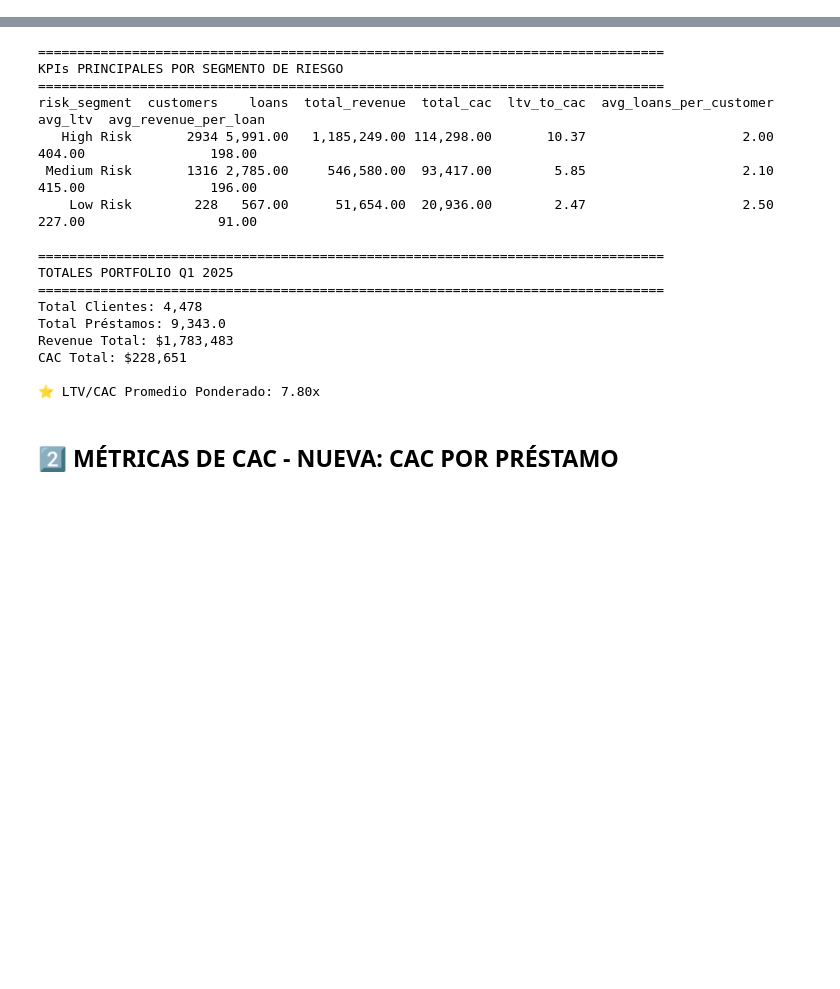
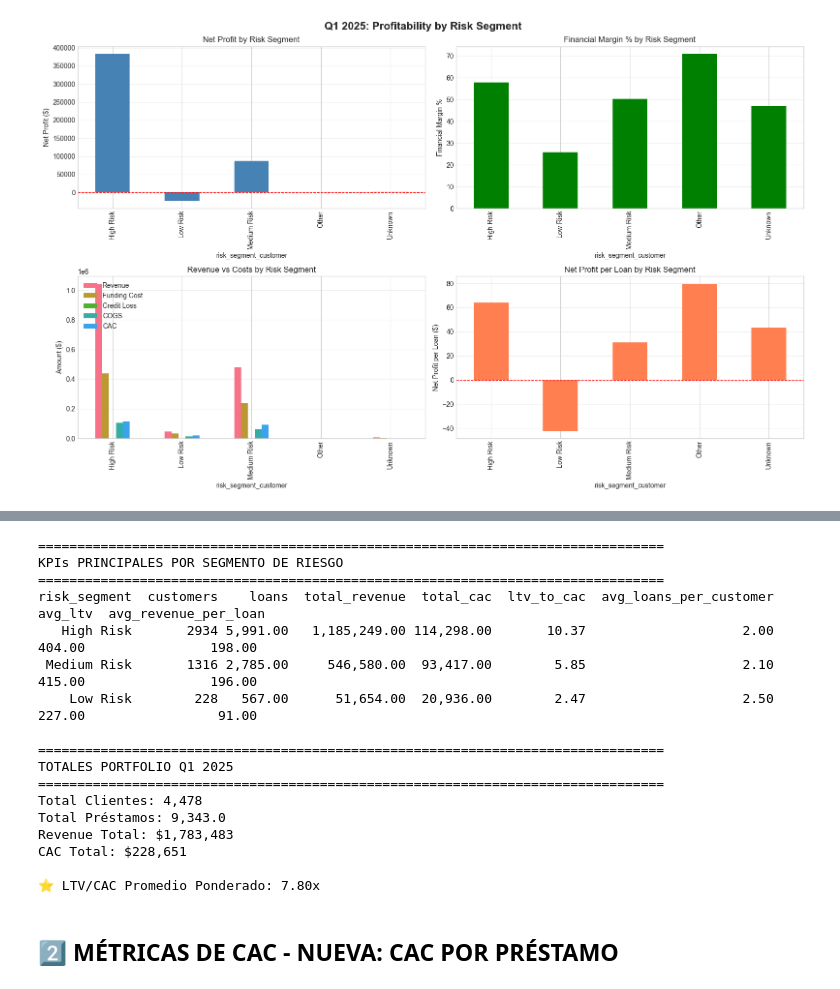
Before and after one commit to mijailnils/kueski-analytics-engineer-mijail, a Jupyter notebook: analisis_adhoc/code/05_analisis_completo_visual.ipynb, the cells around one changed output, grey strips where cells are left out. Drawn from its saved outputs; the diff is of its cells as text; code cells hidden in the pictures; blank space fills up the shorter version.

```diff
--- a/analisis_adhoc/code/05_analisis_completo_visual.ipynb
+++ b/analisis_adhoc/code/05_analisis_completo_visual.ipynb
@@ -42,0 +366,83 @@ print("✅ Conexión a DuckDB establecida")
+# %%
+
+risk_summary = df_loans.groupby('risk_segment_customer').agg({
+    'loan_id': 'count',
+    'user_id': 'nunique',
+    'loan_amount': 'sum',
+    'revenue': 'sum',
+    'funding_cost': 'sum',
+    'credit_loss': 'sum',
+    'financial_margin': 'sum',
+    'cogs': 'sum',
+    'contribution_margin': 'sum',
+    'cac': 'sum',
+    'net_profit': 'sum',
+    'recovery_rate': 'mean'
+}).round(2)
+
+risk_summary.columns = [
+    'Total Loans',
+    'Total Customers',
+    'Total Loan Amount',
+    'Revenue',
+    'Funding Cost',
+    'Credit Loss',
+    'Financial Margin',
+    'COGS',
+    'Contribution Margin',
+    'CAC',
+    'Net Profit',
+    'Avg Recovery Rate'
+]
+
+# Calcular métricas adicionales
+risk_summary['Revenue per Loan'] = risk_summary['Revenue'] / risk_summary['Total Loans']
+risk_summary['Net Profit per Loan'] = risk_summary['Net Profit'] / risk_summary['Total Loans']
+risk_summary['Financial Margin %'] = (risk_summary['Financial Margin'] / risk_summary['Revenue'] * 100).round(2)
+risk_summary['Net Profit %'] = (risk_summary['Net Profit'] / risk_summary['Revenue'] * 100).round(2)
+
+print("\n" + "="*70)
+print("PROFITABILITY BY RISK SEGMENT - Q1 2025")
+print("="*70)
+print(risk_summary)
+print("="*70)
+
+# Visualización
+fig, axes = plt.subplots(2, 2, figsize=(16, 10))
+fig.suptitle('Q1 2025: Profitability by Risk Segment', fontsize=16, fontweight='bold')
+
+# 1. Net Profit by Risk Segment
+ax1 = axes[0, 0]
+risk_summary['Net Profit'].plot(kind='bar', ax=ax1, color='steelblue')
+ax1.set_title('Net Profit by Risk Segment')
+ax1.set_ylabel('Net Profit ($)')
+ax1.grid(axis='y', alpha=0.3)
+ax1.axhline(y=0, color='red', linestyle='--', linewidth=1)
+
+# 2. Financial Margin % by Risk Segment
+ax2 = axes[0, 1]
+risk_summary['Financial Margin %'].plot(kind='bar', ax=ax2, color='green')
+ax2.set_title('Financial Margin % by Risk Segment')
+ax2.set_ylabel('Financial Margin %')
+ax2.grid(axis='y', alpha=0.3)
+
+# 3. Revenue vs Costs by Risk Segment
+ax3 = axes[1, 0]
+risk_costs = risk_summary[['Revenue', 'Funding Cost', 'Credit Loss', 'COGS', 'CAC']]
+risk_costs.plot(kind='bar', ax=ax3)
+ax3.set_title('Revenue vs Costs by Risk Segment')
+ax3.set_ylabel('Amount ($)')
+ax3.legend(loc='upper left')
+ax3.grid(axis='y', alpha=0.3)
+
+# 4. Net Profit per Loan by Risk Segment
+ax4 = axes[1, 1]
+risk_summary['Net Profit per Loan'].plot(kind='bar', ax=ax4, color='coral')
+ax4.set_title('Net Profit per Loan by Risk Segment')
+ax4.set_ylabel('Net Profit per Loan ($)')
+ax4.grid(axis='y', alpha=0.3)
+ax4.axhline(y=0, color='red', linestyle='--', linewidth=1)
+
+plt.tight_layout()
+plt.show()
+# %% [output]
@@ -42,0 +466 @@ print("✅ Conexión a DuckDB establecida")
+[figure, added]
```
Also changed, not shown: parts of 27 cells of this notebook, 1 other file.
